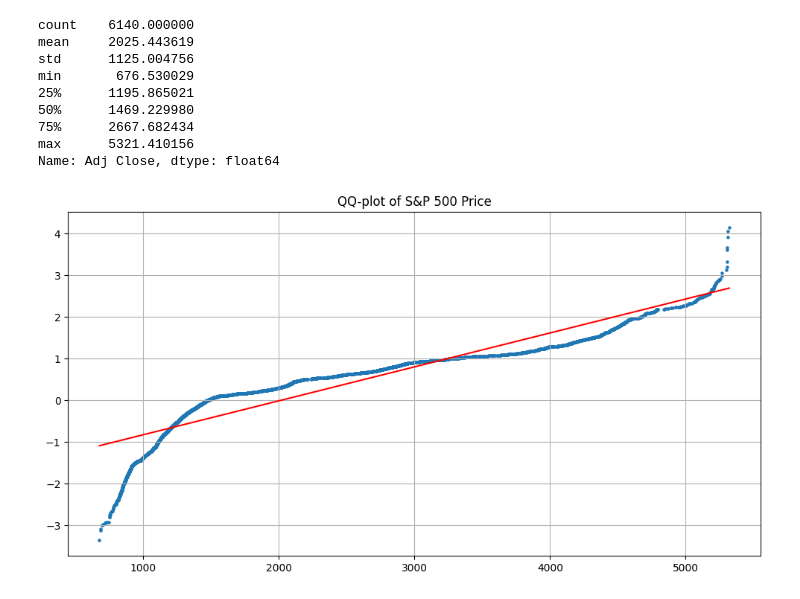
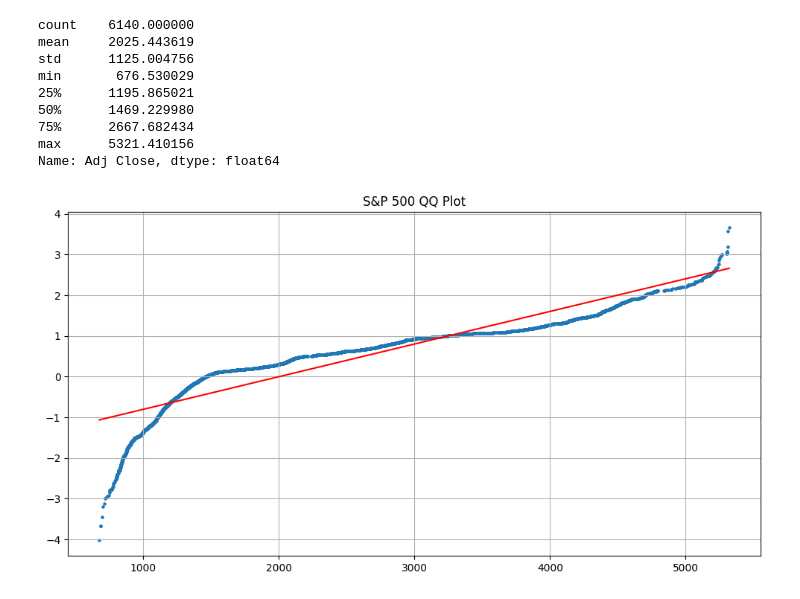
Before and after one commit to yangsu01/funance_blog, a Jupyter notebook: src/notebooks/exploratory-analysis.ipynb, the cells around one changed output. Cells and saved outputs as stored; diff of their text form; code cells hidden in the pictures.

```diff
--- a/src/notebooks/exploratory-analysis.ipynb
+++ b/src/notebooks/exploratory-analysis.ipynb
@@ -54,16 +72,15 @@ Name: Adj Close, dtype: float64
 # %%
-# QQ-plot
-normal_dist = np.random.normal(0, 1, len(data['Adj Close']))
+# QQ plots
+def qq_plot(x: np.array, title: str) -> None:
+    normal_dist = np.random.normal(0, 1, len(x))
 
-x = np.sort(data['Adj Close'])
-y = np.sort(normal_dist)
+    x = np.sort(x)
+    y = np.sort(normal_dist)
 
-plt.figure(figsize=(12, 6))
-ax = plt.subplot(111)
-plt.scatter(x, y, s=5)
-sm.qqline(ax, 'r', x, y)
-plt.title('QQ-plot of S&P 500 Price')
-plt.grid()
-plt.show()
+    plt.figure(figsize=(12, 6))
+    ax = plt.subplot(111)
+    plt.scatter(x, y, s=5)
+    sm.qqline(ax, 'r', x, y)
+    plt.title(title)
+    plt.grid()
+    plt.show()
-# %% [output]
-[figure, removed]
@@ -69,0 +96,5 @@ plt.show()
+# %%
+# SnP 500 qq plot
+qq_plot(data['Adj Close'], 'S&P 500 QQ Plot')
+# %% [output]
+[figure, added]
```
Also changed, not shown: parts of 11 cells of this notebook.
